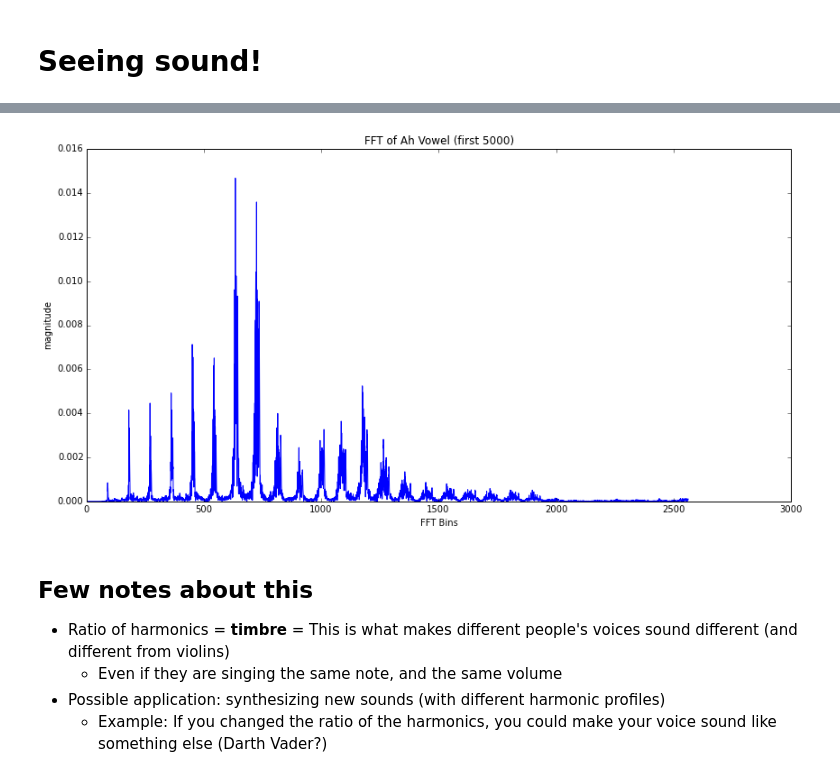
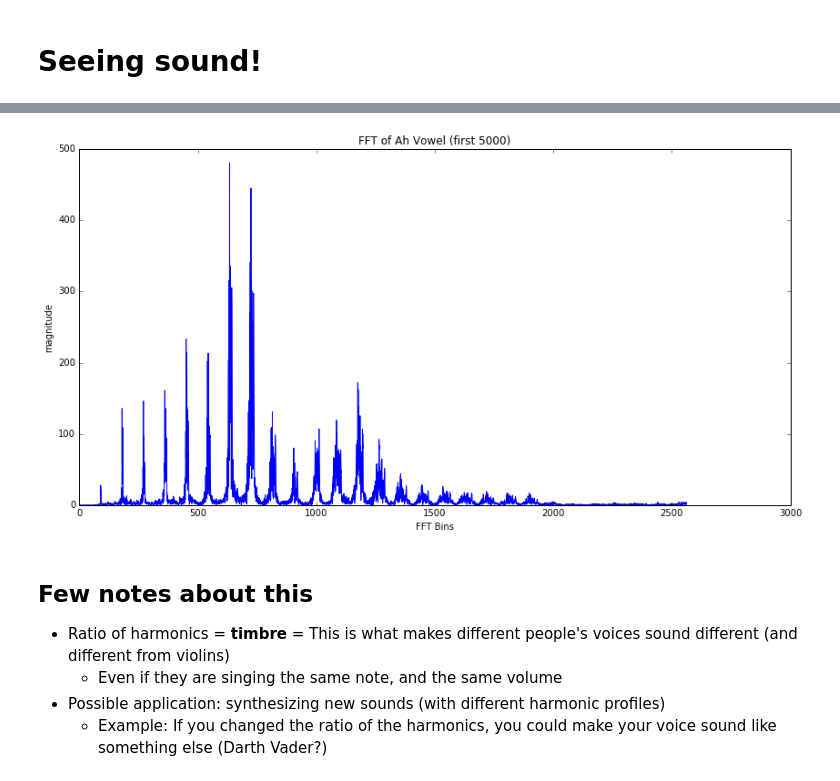
Before and after one commit to calebmadrigal/FourierTalkOSCON, a Jupyter notebook: 07_SeeingSound.ipynb, the cells around one changed output, grey strips where cells are left out. Drawn from its saved outputs; the diff is of its cells as text; code cells hidden in the pictures.

```diff
--- a/07_SeeingSound.ipynb
+++ b/07_SeeingSound.ipynb
@@ -16,7 +19,7 @@ def setup_graph(title='', x_label='', y_label='', fig_size=None):
 # %%
 # NOTE: This is only works with 1 channel (mono).  To record a mono audio sample,
 # you can use this command: rec -r 44100 -c 1 -b 16 test.wav
-(input_signal, sample_rate, bits) = audio.wavread("audio_files/vowel_ah.wav")
-time_array = arange(0, len(input_signal)/sample_rate, 1/sample_rate)
+(sample_rate, input_signal) = scipy.io.wavfile.read("audio_files/vowel_ah.wav")
+time_array = np.arange(0, len(input_signal)/sample_rate, 1/sample_rate)
 # %%
 setup_graph(title='Ah vowel sound', x_label='time (in seconds)', y_label='amplitude', fig_size=(14,7))
@@ -31,13 +33,13 @@ _ = plot(time_array[0:4000], input_signal[0:4000])
 # %%
-fft_out = numpy.fft.rfft(input_signal)
-fft_mag = [sqrt(i.real**2 + i.imag**2)/len(fft_out) for i in fft_out]
+fft_out = np.fft.rfft(input_signal)
+fft_mag = [np.sqrt(i.real**2 + i.imag**2)/len(fft_out) for i in fft_out]
 num_samples = len(input_signal)
 rfreqs = [(i*1.0/num_samples)*sample_rate for i in range(num_samples//2+1)]
 
 setup_graph(title='FFT of Ah Vowel (first 5000)', x_label='FFT Bins', y_label='magnitude', fig_size=(14,7))
-_ = plot(rfreqs[0:5000], fft_mag[0:5000])
+_ = plt.plot(rfreqs[0:5000], fft_mag[0:5000])
 # %% [output]
-[figure, old version]
+[figure, new version]
 # %% [markdown]
 ## Few notes about this
 
```
Also changed, not shown: parts of 8 cells of this notebook, 10 other files.
